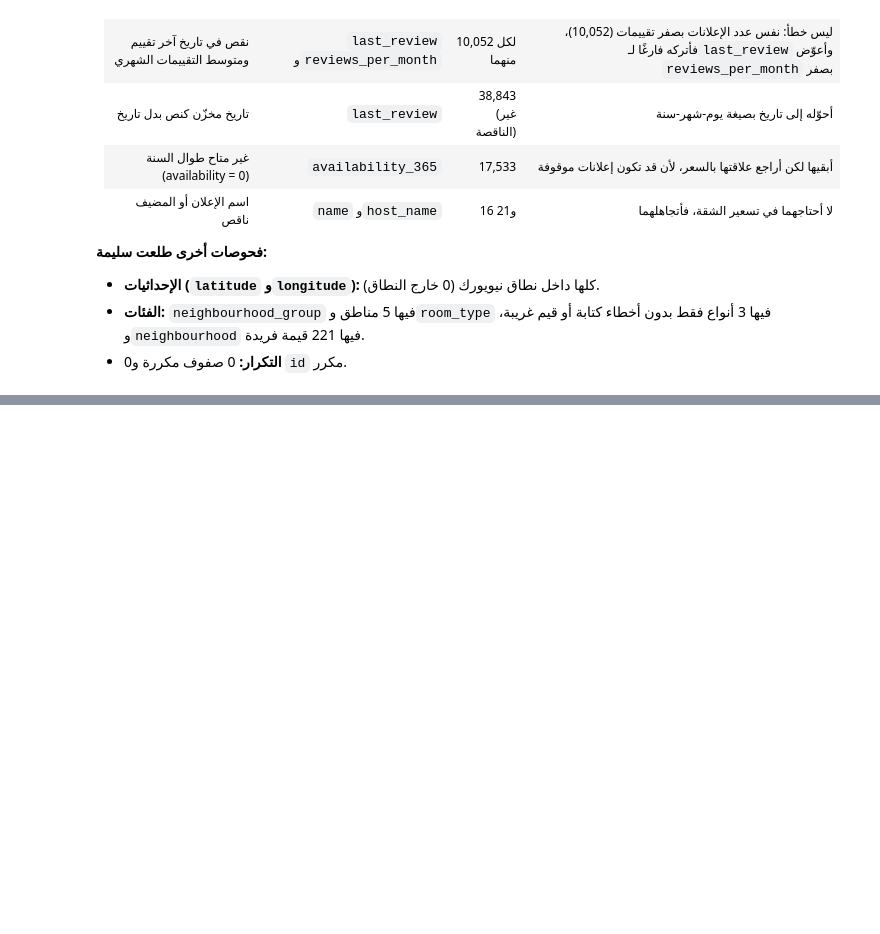
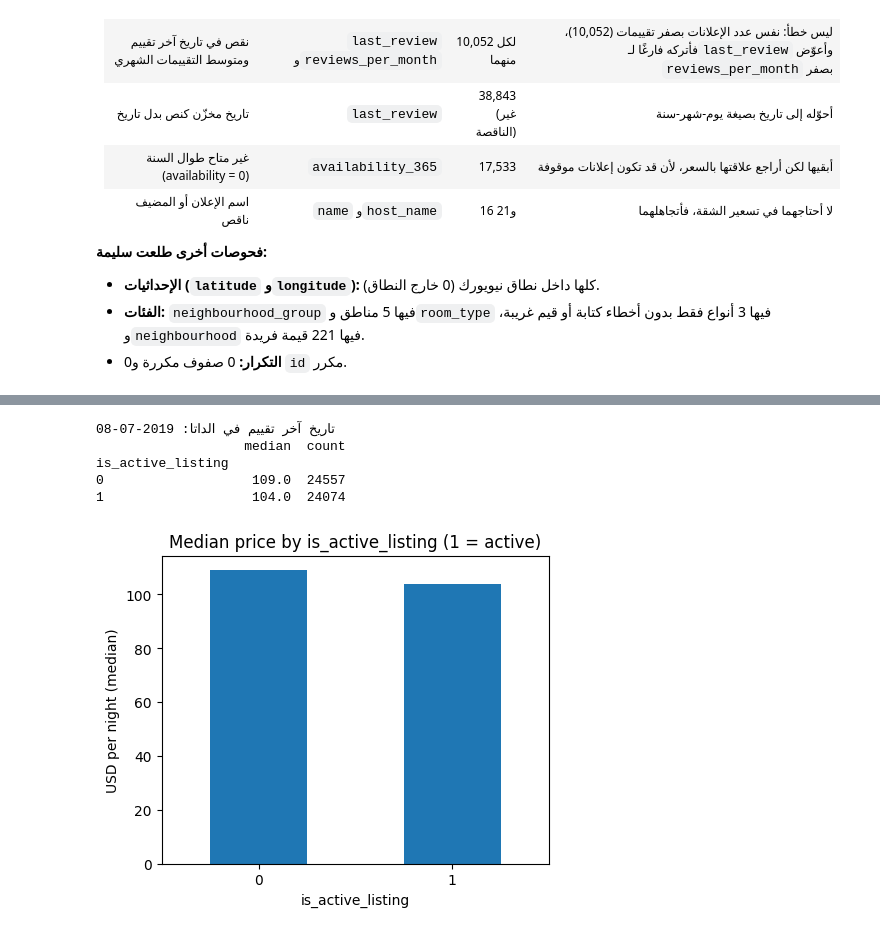
Before and after one commit to loudamn78-gif/smartstay-ai, a Jupyter notebook: notebook.ipynb, the cells around one changed output, grey strips where cells are left out. Saved outputs shown, nothing was run; the diff lists cells and outputs as text; code cells hidden in the pictures; blank space fills up the shorter version.

```diff
--- a/notebook.ipynb
+++ b/notebook.ipynb
@@ -296,0 +449,21 @@ neighbourhood فريد: 221
+# %%
+snapshot = feat["last_review"].max()
+print("تاريخ آخر تقييم في الداتا:", snapshot.date())
+
+days_since = (snapshot - feat["last_review"]).dt.days
+feat["is_active_listing"] = (days_since <= 180).astype(int)
+
+stats = feat.groupby("is_active_listing")["price"].agg(["median", "count"])
+print(stats)
+
+stats["median"].plot(kind="bar", figsize=(5, 4), title="Median price by is_active_listing (1 = active)")
+plt.ylabel("USD per night (median)")
+plt.xticks(rotation=0)
+plt.show()
+# %% [output]
+تاريخ آخر تقييم في الداتا: 2019-07-08
+                   median  count
+is_active_listing
+0                   109.0  24557
+1                   104.0  24074
+[figure, added]
```
Also changed, not shown: parts of 41 cells of this notebook.
